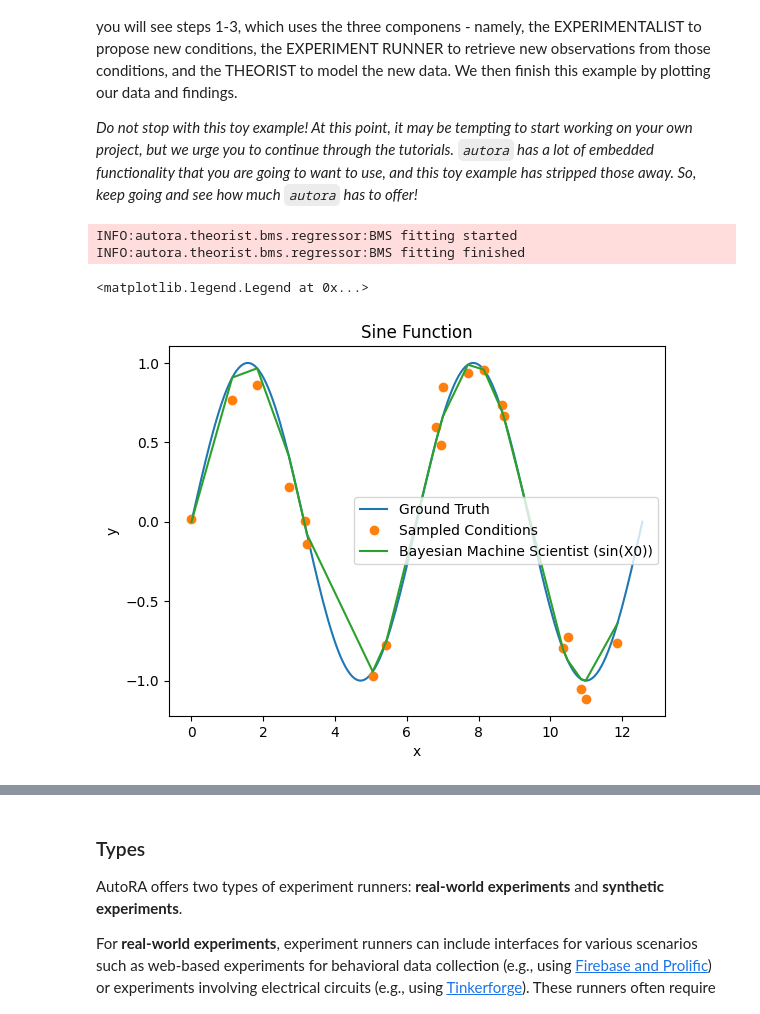
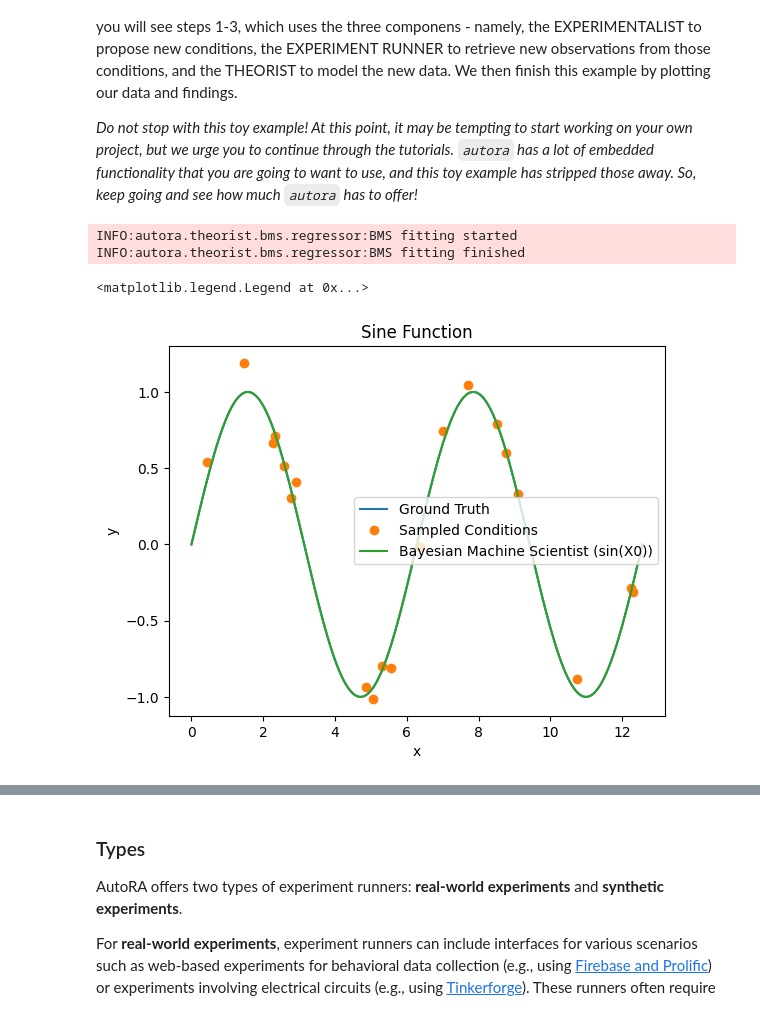
Before and after one commit to AutoResearch/autora, a Jupyter notebook: docs/tutorials/basic/Tutorial-I-Components.ipynb, the cells around one changed output, grey strips where cells are left out. Cells and saved outputs as stored; diff of their text form; code cells hidden in the pictures.

Commit message:
Updated tutorials 1 and 2 with current Autora state (But problem)
The problem is the autora changes are underway, so some of it is half done and so we need to update again once it is all done.

```diff
--- a/docs/tutorials/basic/Tutorial-I-Components.ipynb
+++ b/docs/tutorials/basic/Tutorial-I-Components.ipynb
@@ -76,42 +62,42 @@ Before jumping into each component in detail, we will present a toy example to p
 import numpy as np
 import matplotlib.pyplot as plt
 from autora.theorist.bms import BMSRegressor
-from autora.experimentalist.sampler.random_sampler import random_sample #Note that this sampler is embedded within the autora-core module and so does not need to be explicitly installed
+from autora.experimentalist.random import random_sample #Note that this sampler is embedded within the autora-core module and so does not need to be explicitly installed
 
 #Step 0: Defining variables
 ground_truth = lambda x: np.sin(x) #Define a ground truth model that we will attempt to recover - here a sine wave
 initial_X = np.linspace(0, 4 * np.pi, 200) #Define initial data
 
 #Step 1: EXPERIMENTALIST: Sample using the experimentalist
 new_conditions = random_sample(initial_X, num_samples = 20)
 new_conditions = np.array(new_conditions).reshape(-1,1) #Turn variable into a 2D array
 
 #Step 2: EXPERIMENT RUNNER: Define and then obtain observations using the experiment runner
 run_experiment = lambda x: ground_truth(x) + np.random.normal(0, 0.1, size=x.shape) #Define the runner, which here is simply the ground truth with noise
 new_observations = run_experiment(new_conditions) #Obtain observations from the runner for the conditions proposed by the experimentalist
 new_observations = new_observations.reshape(-1,1) #Turn variable into a 2D array
 
 #Step 3: THEORIST: Initiate and fit a model using the theorist
 theorist_bms = BMSRegressor(epochs=100) #Initiate the BMS theorist
 theorist_bms.fit(new_conditions, new_observations) #Fit a model to the data
 
 #Wrap-Up: Plot data and model
 sort_index = np.argsort(new_conditions, axis=0)[:,0] #We will first sort our data
 new_conditions = new_conditions[sort_index,:]
 new_observations = new_observations[sort_index,:]
 
 plt.plot(initial_X, ground_truth(initial_X), label='Ground Truth')
 plt.plot(new_conditions, new_observations, 'o', label='Sampled Conditions')
-plt.plot(new_conditions, theorist_bms.predict(new_conditions), label=f'Bayesian Machine Scientist ({theorist_bms.repr()})')
+plt.plot(initial_X, theorist_bms.predict(initial_X.reshape(-1,1)), label=f'Bayesian Machine Scientist ({theorist_bms.repr()})')
 plt.xlabel('x')
 plt.ylabel('y')
 plt.title('Sine Function')
 plt.legend()
 # %% [output]
 INFO:autora.theorist.bms.regressor:BMS fitting started
 INFO:autora.theorist.bms.regressor:BMS fitting finished
 <matplotlib.legend.Legend at 0x...>
-[figure, old version]
+[figure, new version]
 # %% [markdown]
 ## Experiment Runners
 
```
Also changed, not shown: parts of 17 cells of this notebook, 1 other file.
